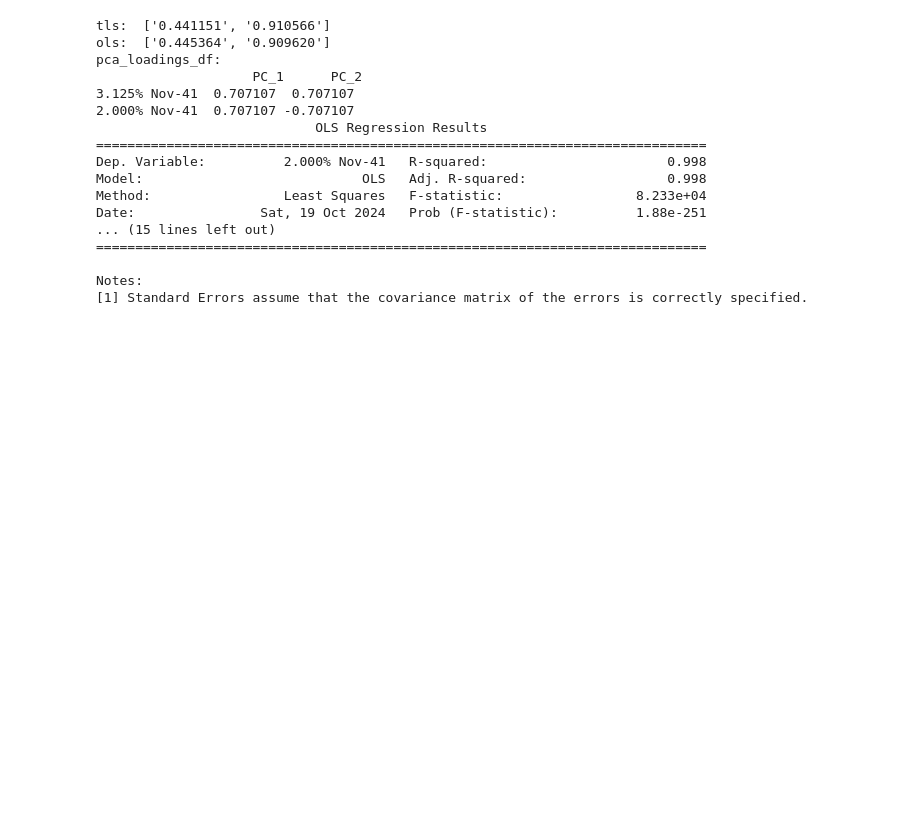
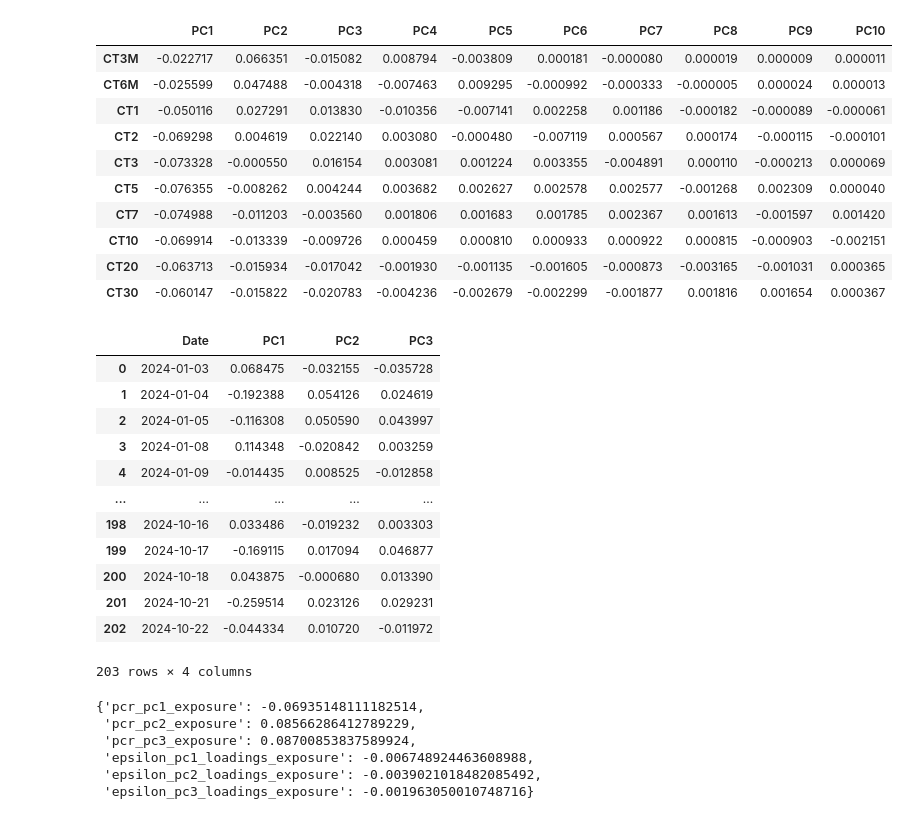
Before and after one commit to cleeclee123/Curvy-CUSIPs, a Jupyter notebook: notebooks/Teetor_HedgeRatios.ipynb, the cells around one changed output. Saved outputs shown, nothing was run; the diff lists cells and outputs as text; code cells hidden in the pictures; blank space fills up the shorter version.

```diff
--- a/notebooks/Teetor_HedgeRatios.ipynb
+++ b/notebooks/Teetor_HedgeRatios.ipynb
@@ -114,27 +70,45 @@ hh = hedge_hog(
-# %%
-# print("odr: ", hh["odr"].beta)
-print("tls: ", [f"{b:3f}" for b in hh["tls"].beta])
-print("ols: ", [f"{b:3f}" for b in hh["ols"].params.values])
-# print("mvlsr_ols: ", [f"{b:3f}" for b in hh["mvlsr_ols"].params.values])
-# print("pcr:", hh["pcr"].params)
-# print("pca: ", hh["pca"])
-print("pca_loadings_df: \n", hh["pca_loadings_df"])
-print(hh["ols"].summary())
-# %% [output]
-tls:  ['0.441151', '0.910566']
-ols:  ['0.445364', '0.909620']
-pca_loadings_df:
-                    PC_1      PC_2
-3.125% Nov-41  0.707107  0.707107
-2.000% Nov-41  0.707107 -0.707107
-                            OLS Regression Results
-==============================================================================
-Dep. Variable:          2.000% Nov-41   R-squared:                       0.998
-Model:                            OLS   Adj. R-squared:                  0.998
-Method:                 Least Squares   F-statistic:                 8.233e+04
-Date:                Sat, 19 Oct 2024   Prob (F-statistic):          1.88e-251
-... (15 lines left out)
-==============================================================================
-
-Notes:
-[1] Standard Errors assume that the covariance matrix of the errors is correctly specified.
+# %%
+loadings_df, pc_scores_df = calc_pca_loadings_matrix(
+    df=ct_yields_df.set_index("Date"),
+    cols=["CT3M", "CT6M", "CT1", "CT2", "CT3", "CT5", "CT7", "CT10", "CT20", "CT30"],
+    run_on_level_changes=True,
+    scale_loadings=True
+)
+
+display(loadings_df)
+pc_scores_df
+# %% [output]
+|  | PC1 | PC2 | PC3 | PC4 | PC5 | PC6 | PC7 | PC8 | PC9 | PC10 |
+| CT3M | -0.022717 | 0.066351 | -0.015082 | 0.008794 | -0.003809 | 0.000181 | -0.000080 | 0.000019 | 0.000009 | 0.000011 |
+| CT6M | -0.025599 | 0.047488 | -0.004318 | -0.007463 | 0.009295 | -0.000992 | -0.000333 | -0.000005 | 0.000024 | 0.000013 |
+| CT1 | -0.050116 | 0.027291 | 0.013830 | -0.010356 | -0.007141 | 0.002258 | 0.001186 | -0.000182 | -0.000089 | -0.000061 |
+| CT2 | -0.069298 | 0.004619 | 0.022140 | 0.003080 | -0.000480 | -0.007119 | 0.000567 | 0.000174 | -0.000115 | -0.000101 |
+| CT3 | -0.073328 | -0.000550 | 0.016154 | 0.003081 | 0.001224 | 0.003355 | -0.004891 | 0.000110 | -0.000213 | 0.000069 |
+| CT5 | -0.076355 | -0.008262 | 0.004244 | 0.003682 | 0.002627 | 0.002578 | 0.002577 | -0.001268 | 0.002309 | 0.000040 |
+| CT7 | -0.074988 | -0.011203 | -0.003560 | 0.001806 | 0.001683 | 0.001785 | 0.002367 | 0.001613 | -0.001597 | 0.001420 |
+| CT10 | -0.069914 | -0.013339 | -0.009726 | 0.000459 | 0.000810 | 0.000933 | 0.000922 | 0.000815 | -0.000903 | -0.002151 |
+| CT20 | -0.063713 | -0.015934 | -0.017042 | -0.001930 | -0.001135 | -0.001605 | -0.000873 | -0.003165 | -0.001031 | 0.000365 |
+| CT30 | -0.060147 | -0.015822 | -0.020783 | -0.004236 | -0.002679 | -0.002299 | -0.001877 | 0.001816 | 0.001654 | 0.000367 |
+|  | Date | PC1 | PC2 | PC3 |
+| 0 | 2024-01-03 | 0.068475 | -0.032155 | -0.035728 |
+| 1 | 2024-01-04 | -0.192388 | 0.054126 | 0.024619 |
+| 2 | 2024-01-05 | -0.116308 | 0.050590 | 0.043997 |
+| 3 | 2024-01-08 | 0.114348 | -0.020842 | 0.003259 |
+| 4 | 2024-01-09 | -0.014435 | 0.008525 | -0.012858 |
+| ... | ... | ... | ... | ... |
+| 198 | 2024-10-16 | 0.033486 | -0.019232 | 0.003303 |
+| 199 | 2024-10-17 | -0.169115 | 0.017094 | 0.046877 |
+| 200 | 2024-10-18 | 0.043875 | -0.000680 | 0.013390 |
+| 201 | 2024-10-21 | -0.259514 | 0.023126 | 0.029231 |
+| 202 | 2024-10-22 | -0.044334 | 0.010720 | -0.011972 |
+203 rows × 4 columns
+# %%
+rbe = beta_estimates(df=ct_yields_df, x_cols=["CT2", "CT10"], y_col="CT5", run_on_level_changes=True, pc_scores_df=pc_scores_df, loadings_df=loadings_df)
+rbe["pc_exposures"]
+# %% [output]
+{'pcr_pc1_exposure': -0.06935148111182514,
+ 'pcr_pc2_exposure': 0.08566286412789229,
+ 'pcr_pc3_exposure': 0.08700853837589924,
+ 'epsilon_pc1_loadings_exposure': -0.006748924463608988,
+ 'epsilon_pc2_loadings_exposure': -0.0039021018482085492,
+ 'epsilon_pc3_loadings_exposure': -0.001963050010748716}
```
Also changed, not shown: parts of 8 cells of this notebook, 11 other files.
